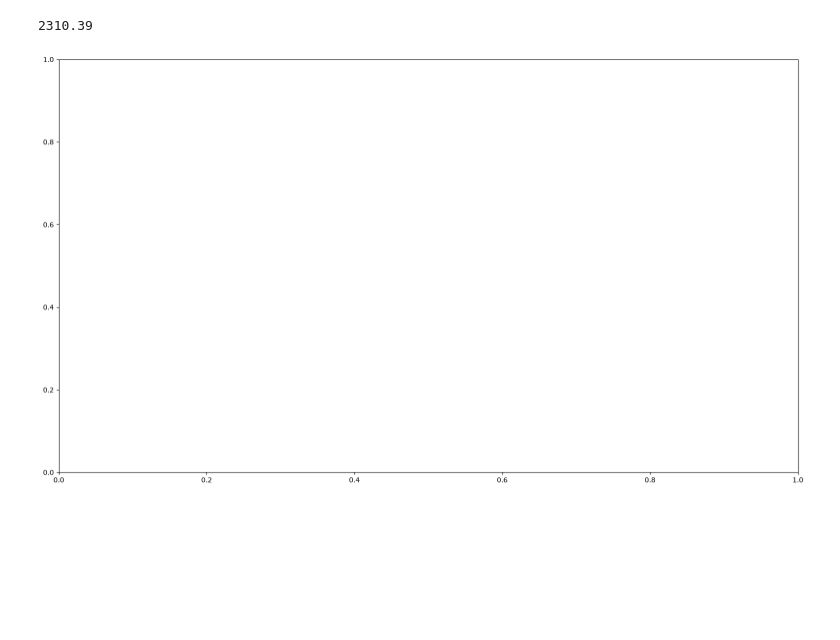
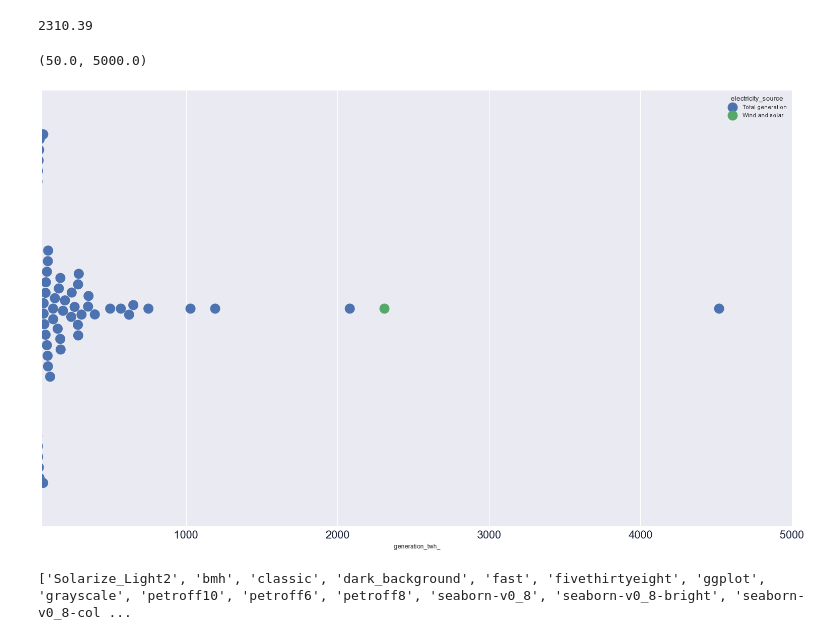
Before and after one commit to TurnerHaa/chinaEnergy, a Jupyter notebook: chinaEnergy.ipynb, the cells around one changed output. Drawn from its saved outputs; the diff is of its cells as text; code cells hidden in the pictures; blank space fills up the shorter version.

```diff
--- a/chinaEnergy.ipynb
+++ b/chinaEnergy.ipynb
@@ -8,4 +10,6 @@ import seaborn as sns
 # %%
 generation_data = pd.read_csv('data/release_generation_yearly_global.csv')
 
-# generation_data.info()
+generation_data = generation_data.clean_names()
+
+generation_data.info()
@@ -12,27 +34,42 @@ generation_data = pd.read_csv('data/release_generation_yearly_global.csv')
 # %%
 # calculate Chinese wind and solar total
-generation_data = generation_data[generation_data['Area type'] == 'Country or economy']
+generation_data = generation_data[generation_data['area_type'] == 'Country or economy']
 
-generation_data = generation_data[generation_data['Year'] == generation_data['Year'].max()]
+generation_data = generation_data[generation_data['year'] == generation_data['year'].max()]
 
-chinese_ws = generation_data.loc[(generation_data['Electricity source'] == 'Wind and solar') & (generation_data['Area'] == 'China'), 'Generation (TWh)'].item()
+chinese_ws = generation_data.loc[(generation_data['electricity_source'] == 'Wind and solar') & (generation_data['area'] == 'China'), 'generation_twh_'].item()
 
 chinese_ws
 # %% [output]
 2310.39
 # %%
-generation_data = generation_data[(generation_data['Electricity source'] == 'Total generation') | ((generation_data['Area'] == 'China') & (generation_data['Electricity source'] == 'Wind and solar'))]
+generation_data = generation_data[(generation_data['electricity_source'] == 'Total generation') | ((generation_data['area'] == 'China') & (generation_data['electricity_source'] == 'Wind and solar'))]
 
-generation_data = generation_data[(generation_data['Area'] != 'China') | (generation_data['Electricity source'] != 'Total generation')]
+generation_data = generation_data[(generation_data['area'] != 'China') | (generation_data['electricity_source'] != 'Total generation')]
 
-generation_data = generation_data.sort_values(by='Generation (TWh)', ascending=False, na_position='first').reset_index(drop=True)
+generation_data = generation_data.sort_values(by='generation_twh_', ascending=False, na_position='first').reset_index(drop=True)
 # %%
 # create beeswarm plot
 background = '#f5f7fa'
 text_colour = '#192238'
 
+# equivalent to R themes() for quick styling
+plt.style.use('seaborn-v0_8')
+
+# call specific elements to update theme
+mpl.rcParams['xtick.color'] = text_colour
+mpl.rcParams['xtick.labelsize'] = '20'
+
 fig, ax = plt.subplots(figsize=(1920, 1080, 'px'))
 
-sns.swarmplot(x='')
+# ax.set(xscale="log")
+sns.swarmplot(x='generation_twh_', data=generation_data, size=18, hue='electricity_source')
+
+# ax.set_xlim(50, 5000)
 # %% [output]
+(50.0, 5000.0)
-[figure, old version]
+[figure, new version]
+# %%
+print(plt.style.available)
+# %% [output]
+['Solarize_Light2', 'bmh', 'classic', 'dark_background', 'fast', 'fivethirtyeight', 'ggplot', 'grayscale', 'petroff10', 'petroff6', 'petroff8', 'seaborn-v0_8', 'seaborn-v0_8-bright', 'seaborn-v0_8-col ...
```
Also changed, not shown: parts of 2 cells of this notebook.
